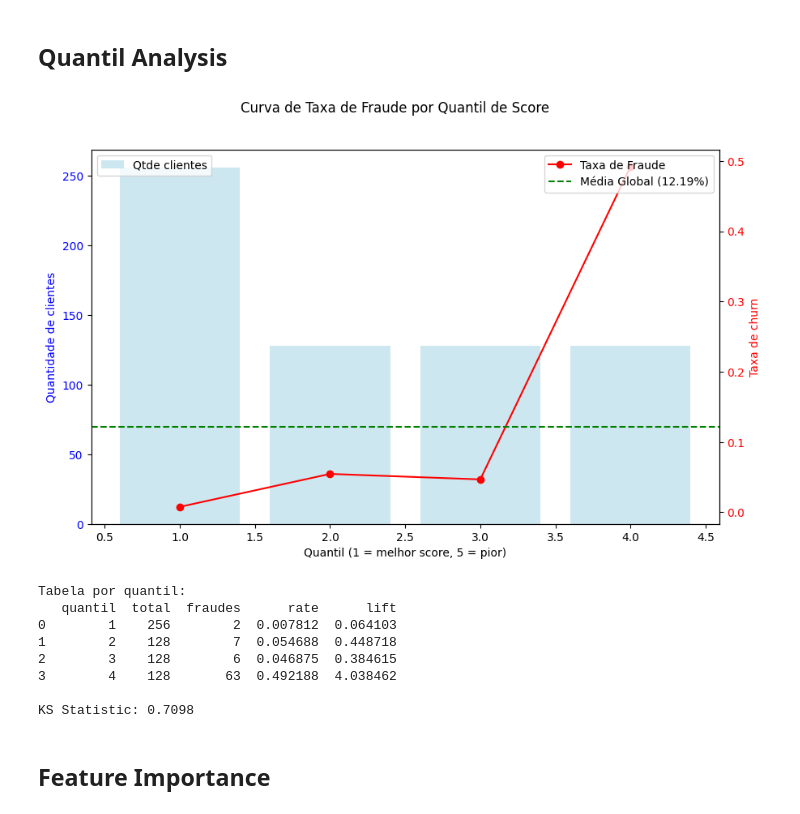
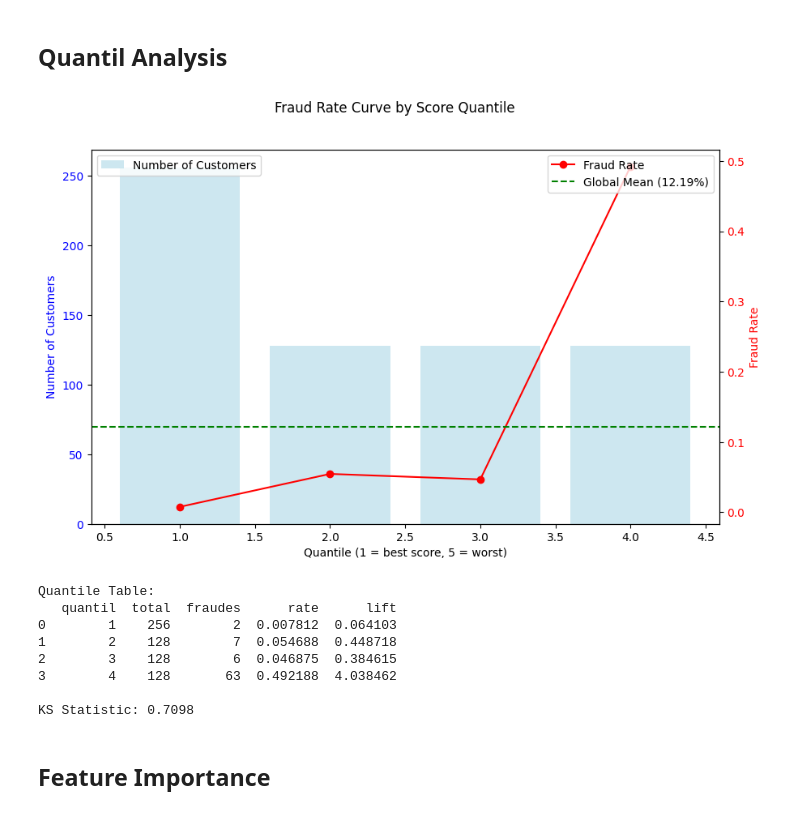
Before and after one commit to joaovcardosodev/cloudwalk-challenge, a Jupyter notebook: notebooks/train_model.ipynb, the cells around one changed output. Cells and saved outputs as stored; diff of their text form; code cells hidden in the pictures.

```diff
--- a/notebooks/train_model.ipynb
+++ b/notebooks/train_model.ipynb
@@ -447,10 +447,10 @@ plt.show()
 # %% [markdown]
 ## Quantil Analysis
 # %%
-df_test['SCORE_CHURN'] = y_pred_proba
-# Garantir que SCORE_CHURN está no df_test
+df_test['SCORE_FRAUD'] = y_pred_proba
+# Garantir que SCORE_FRAUD está no df_test
 df_test = df_test.copy()
-df_test['quantil'] = pd.qcut(df_test['SCORE_CHURN'], 5, labels=False, duplicates="drop") + 1  # 1 = pior, 10 = melhor score
+df_test['quantil'] = pd.qcut(df_test['SCORE_FRAUD'], 5, labels=False, duplicates="drop") + 1  # 1 = pior, 10 = melhor score
 
 # Agrupar por quantil
 grouped = df_test.groupby('quantil').agg(
@@ -461,44 +461,44 @@ grouped = df_test.groupby('quantil').agg(
 grouped['rate'] = grouped['fraudes'] / grouped['total']
 global_mean = df_test['has_cbk'].mean()
 
 # Lift = taxa do grupo / taxa global
 grouped['lift'] = grouped['rate'] / global_mean
 
 # --- KS ---
-fpr, tpr, thresholds = roc_curve(df_test['has_cbk'], df_test['SCORE_CHURN'])
+fpr, tpr, thresholds = roc_curve(df_test['has_cbk'], df_test['SCORE_FRAUD'])
 ks = max(tpr - fpr)
 
 # --- Plot ---
 fig, ax1 = plt.subplots(figsize=(10, 6))
 
 # Barras (quantidade de clientes)
-ax1.bar(grouped['quantil'], grouped['total'], color='lightblue', alpha=0.6, label='Qtde clientes')
-ax1.set_xlabel("Quantil (1 = melhor score, 5 = pior)")
-ax1.set_ylabel("Quantidade de clientes", color="blue")
+ax1.bar(grouped['quantil'], grouped['total'], color='lightblue', alpha=0.6, label='Number of Customers')
+ax1.set_xlabel("Quantile (1 = best score, 5 = worst)")
+ax1.set_ylabel("Number of Customers", color="blue")
 ax1.tick_params(axis='y', labelcolor="blue")
 
 # Linha da taxa de churn
 ax2 = ax1.twinx()
-ax2.plot(grouped['quantil'], grouped['rate'], marker='o', color='red', label='Taxa de Fraude')
-ax2.axhline(global_mean, color='green', linestyle='--', label=f'Média Global ({global_mean:.2%})')
-ax2.set_ylabel("Taxa de churn", color="red")
+ax2.plot(grouped['quantil'], grouped['rate'], marker='o', color='red', label='Fraud Rate')
+ax2.axhline(global_mean, color='green', linestyle='--', label=f'Global Mean ({global_mean:.2%})')
+ax2.set_ylabel("Fraud Rate", color="red")
 ax2.tick_params(axis='y', labelcolor="red")
 
 # Título e legendas
-fig.suptitle("Curva de Taxa de Fraude por Quantil de Score")
+fig.suptitle("Fraud Rate Curve by Score Quantile")
 ax1.legend(loc="upper left")
 ax2.legend(loc="upper right")
 
 plt.show()
 
 # Mostrar tabela com lifts
-print("Tabela por quantil:")
+print("Quantile Table:")
 print(grouped[['quantil', 'total', 'fraudes', 'rate', 'lift']])
 
 print(f"\nKS Statistic: {ks:.4f}")
 # %% [output]
-[figure, old version]
+[figure, new version]
-Tabela por quantil:
+Quantile Table:
    quantil  total  fraudes      rate      lift
 0        1    256        2  0.007812  0.064103
 1        2    128        7  0.054688  0.448718
```
Also changed, not shown: parts of 10 cells of this notebook, 7 other files.
